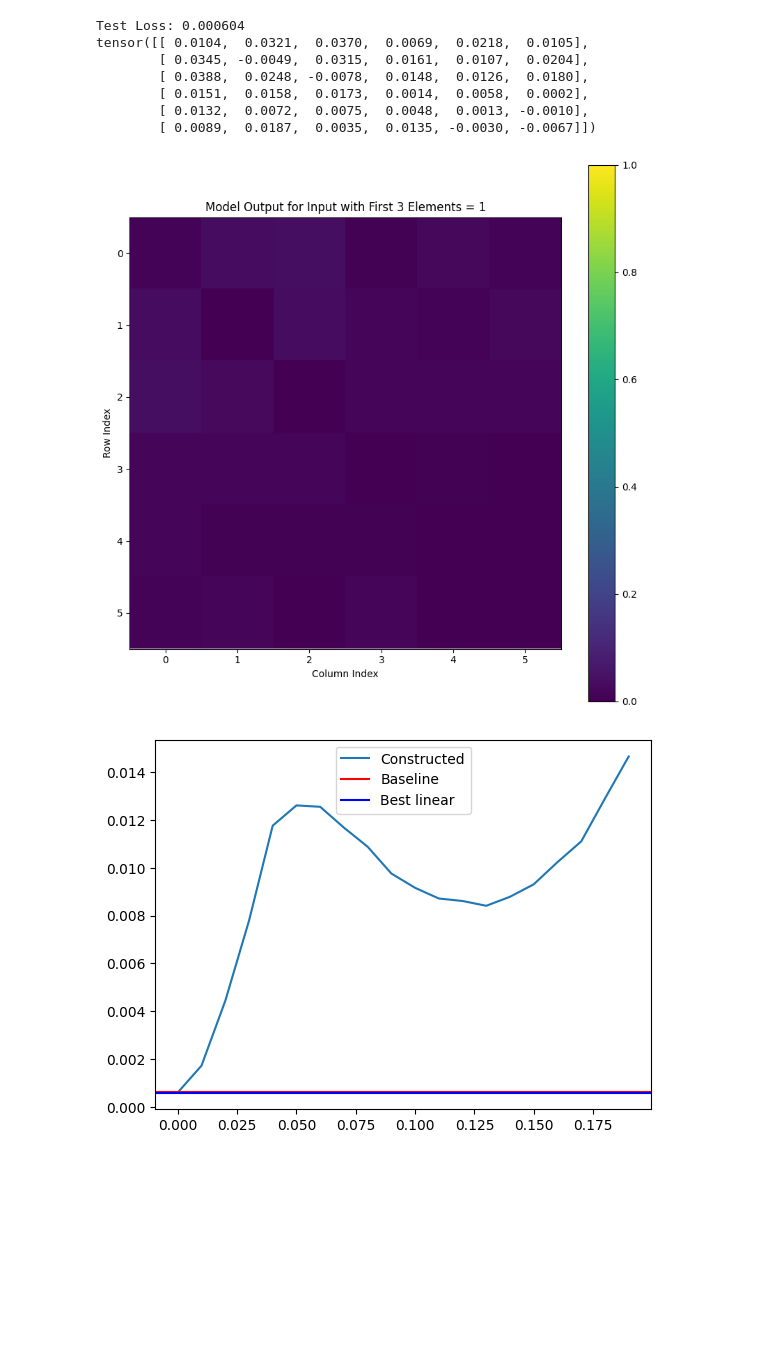
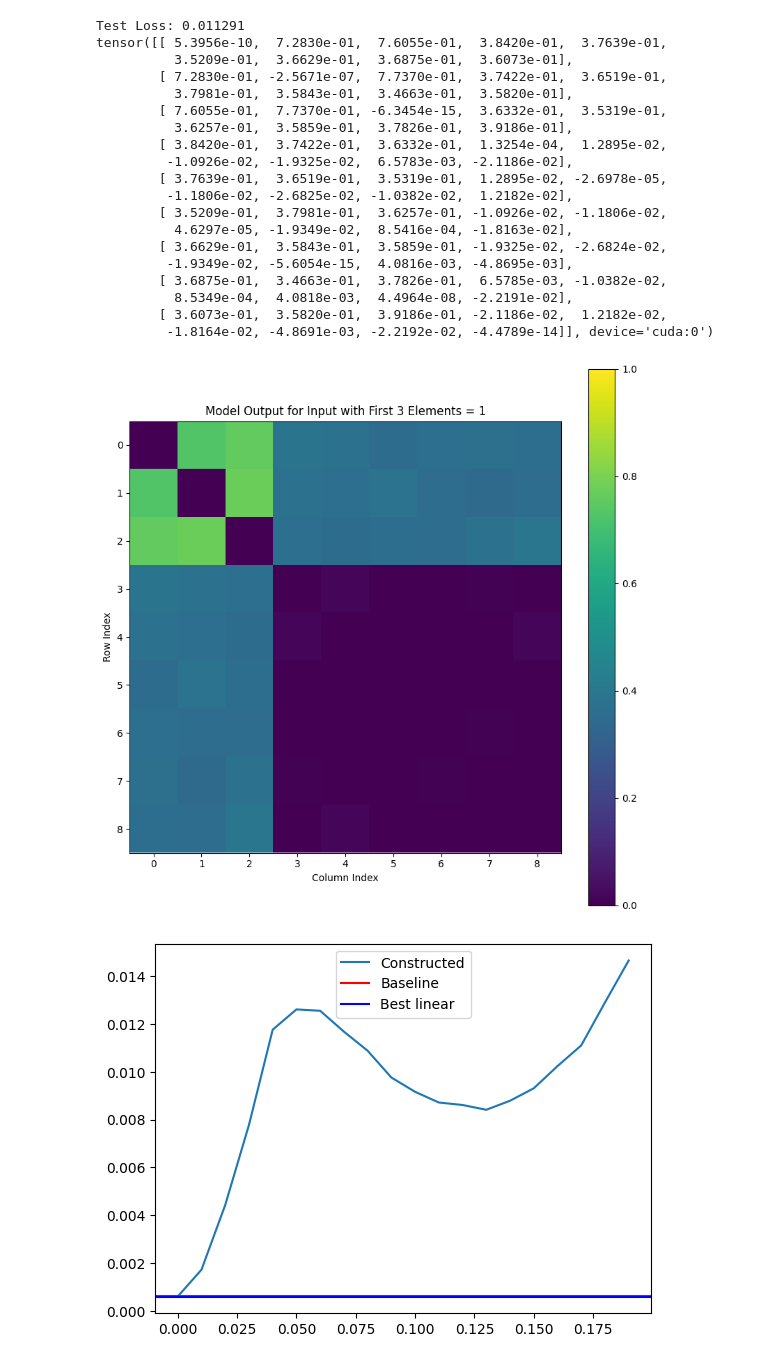
Before and after one commit to BorisTheBrave/uand-toy-model, a Jupyter notebook: uand.ipynb, the cells around one changed output. Cells and saved outputs as stored; diff of their text form; code cells hidden in the pictures; blank space fills up the shorter version.

```diff
--- a/uand.ipynb
+++ b/uand.ipynb
@@ -20,7 +20,7 @@ k = 3
 d = 1000
 
 # Relative importance of non-zero outputs
-alpha = 1
+alpha = 100
 
 
 class MyModel(torch.nn.Module):
@@ -73 +81,7 @@ device(type='cuda')
+# %%
+model = MyModel()
+model.to(device)
+optimizer = torch.optim.Adam(model.parameters(), lr=0.001, weight_decay=0.00001)
+# Force all positive intializer
+#model.linear.weight.data = torch.abs(model.linear.weight.data)
 # %%
@@ -104,0 +122,5 @@ for epoch in progress_bar:
+# %%
+# Load model checkpoint
+checkpoint = torch.load('model_checkpoint_relu_a100_weightdecay.pth')
+model.load_state_dict(checkpoint['model_state_dict'])
+optimizer.load_state_dict(checkpoint['optimizer_state_dict'])
@@ -105,7 +129,7 @@ for epoch in progress_bar:
 # %%
 # Construct model
 import math
-def construct_model(p=None):
+def construct_model(p=None, randomize=False):
     p = math.log(m)**2/math.sqrt(d) if p is None else p
     # expected_intersection = p*p*d
     # expected_false_positives = (k-1)*p
@@ -124,54 +148,72 @@ def construct_model(p=None):
             # find intersecting set
             s = l[:, i] * l[:, j]
             ssum = s.sum()
-            weights2[i, j, :] =  s / ssum if ssum > 0 else torch.zeros_like(s)
+            weights2[i, j, :] =  s / ssum if ssum > 0 else torch.zeros_like(s, device=device)
     model.linear2.weight.data = weights2.reshape(m**2, d)
+
+    if randomize:
+        rnd_scale = 0.01
+        model.linear2.weight.data += torch.randn(m**2, d, device=device) * rnd_scale
+        model.linear2.bias.data += torch.randn(m**2, device=device) * rnd_scale
+        model.linear.weight.data += torch.randn(d, m, device=device) * rnd_scale
+        model.linear.bias.data += torch.randn(d, device=device) * rnd_scale
     return model
-# model = construct_model(0.1)
+model = construct_model(0.1, randomize=True)
 # %%
 
 # Test the model
 def test_model(model):
     with torch.no_grad():
         test_inputs = random_sparse_inputs(1000)
         test_outputs = model(test_inputs)
         expected_outputs = compute_expected(test_inputs)
-        test_loss = criterion(test_outputs, expected_outputs)
+        test_loss = weighted_loss(test_outputs, expected_outputs)
         return test_loss
 
 # Compute the loss
 test_loss = test_model(model)
 print(f'\nTest Loss: {test_loss.item():.6f}')
 
 def plot_output(model):
 # See the output for a particular input
     with torch.no_grad():
-        test_input = torch.zeros(1, m, device=device)
-        test_input[0, 0:k] = 1
+        test_input = first_inputs()
         test_output = model(test_input)
-    k2 = k * 2
+    k2 = k * 3
     test_output_mini = test_output[0].reshape(m, m)[:k2, :k2]
     print(test_output_mini)
     # Visualize the test output as a heatmap, with values normalized between 0 and 1
     plt.figure(figsize=(10, 10))
     plt.imshow(test_output_mini.cpu().numpy(), cmap='viridis')
     plt.clim(0, 1)
     plt.colorbar()
     plt.title(f'Model Output for Input with First {k} Elements = 1')
     plt.xlabel('Column Index')
     plt.ylabel('Row Index')
     plt.show()
 
 plot_output(model)
 # %% [output]
-Test Loss: 0.000604
-tensor([[ 0.0104,  0.0321,  0.0370,  0.0069,  0.0218,  0.0105],
-        [ 0.0345, -0.0049,  0.0315,  0.0161,  0.0107,  0.0204],
-        [ 0.0388,  0.0248, -0.0078,  0.0148,  0.0126,  0.0180],
-        [ 0.0151,  0.0158,  0.0173,  0.0014,  0.0058,  0.0002],
-        [ 0.0132,  0.0072,  0.0075,  0.0048,  0.0013, -0.0010],
-        [ 0.0089,  0.0187,  0.0035,  0.0135, -0.0030, -0.0067]])
+Test Loss: 0.011291
+tensor([[ 5.3956e-10,  7.2830e-01,  7.6055e-01,  3.8420e-01,  3.7639e-01,
+          3.5209e-01,  3.6629e-01,  3.6875e-01,  3.6073e-01],
+        [ 7.2830e-01, -2.5671e-07,  7.7370e-01,  3.7422e-01,  3.6519e-01,
+          3.7981e-01,  3.5843e-01,  3.4663e-01,  3.5820e-01],
+        [ 7.6055e-01,  7.7370e-01, -6.3454e-15,  3.6332e-01,  3.5319e-01,
+          3.6257e-01,  3.5859e-01,  3.7826e-01,  3.9186e-01],
+        [ 3.8420e-01,  3.7422e-01,  3.6332e-01,  1.3254e-04,  1.2895e-02,
+         -1.0926e-02, -1.9325e-02,  6.5783e-03, -2.1186e-02],
+        [ 3.7639e-01,  3.6519e-01,  3.5319e-01,  1.2895e-02, -2.6978e-05,
+         -1.1806e-02, -2.6825e-02, -1.0382e-02,  1.2182e-02],
+        [ 3.5209e-01,  3.7981e-01,  3.6257e-01, -1.0926e-02, -1.1806e-02,
+          4.6297e-05, -1.9349e-02,  8.5416e-04, -1.8163e-02],
+        [ 3.6629e-01,  3.5843e-01,  3.5859e-01, -1.9325e-02, -2.6824e-02,
+         -1.9349e-02, -5.6054e-15,  4.0816e-03, -4.8695e-03],
+        [ 3.6875e-01,  3.4663e-01,  3.7826e-01,  6.5785e-03, -1.0382e-02,
+          8.5349e-04,  4.0818e-03,  4.4964e-08, -2.2191e-02],
+        [ 3.6073e-01,  3.5820e-01,  3.9186e-01, -2.1186e-02,  1.2182e-02,
+         -1.8164e-02, -4.8691e-03, -2.2192e-02, -4.4789e-14]], device='cuda:0')
-[figure, old version]
+[figure, new version]
 # %%
 # Loss from a model that just outputs 0
 baseline = k*(k-1)/m/m
```
Also changed, not shown: parts of 10 cells of this notebook, 2 other files.
